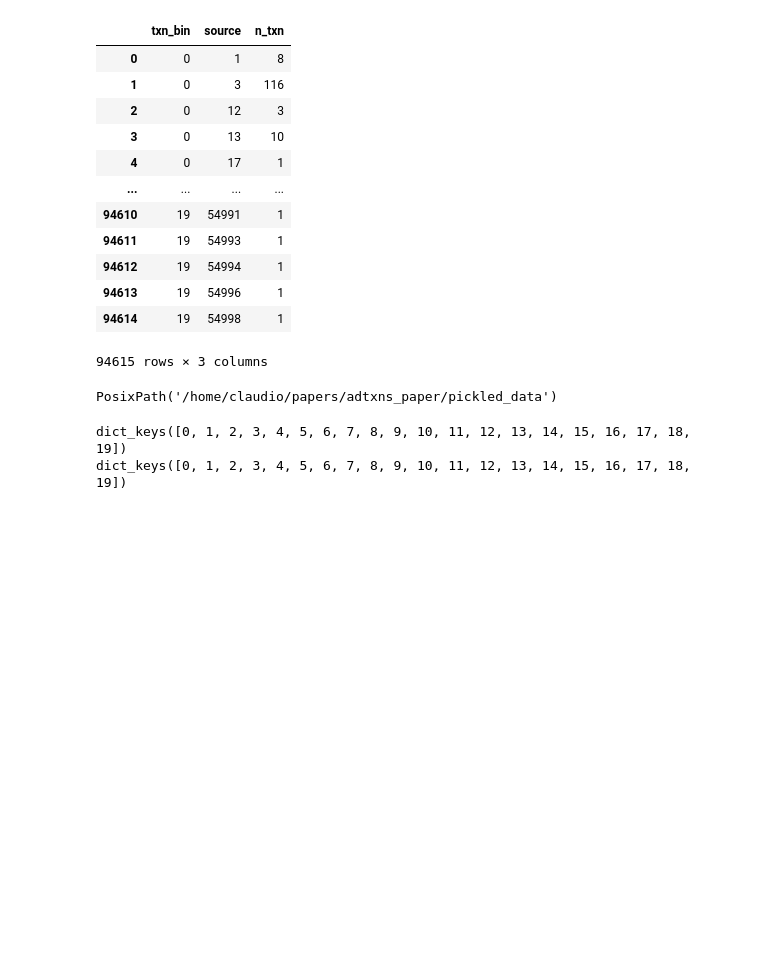
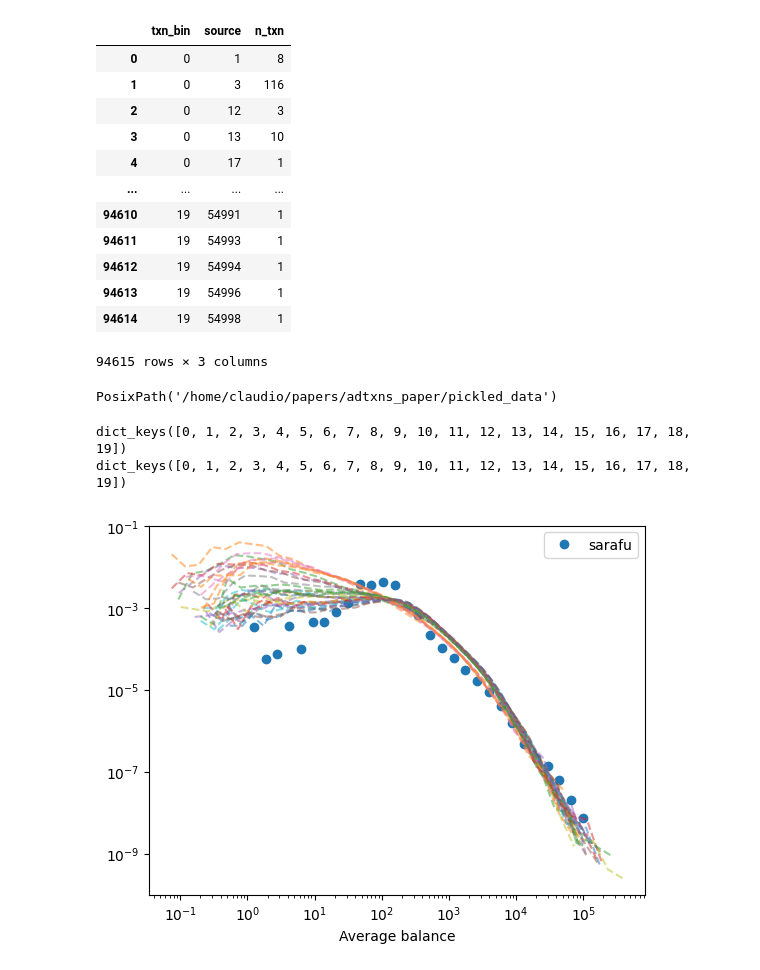
Before and after one commit to claudcelle/adtxns_paper, a Jupyter notebook: code/pickling-histograms.ipynb, the cells around one changed output. Cells and saved outputs as stored; diff of their text form; code cells hidden in the pictures; blank space fills up the shorter version.

```diff
--- a/code/pickling-histograms.ipynb
+++ b/code/pickling-histograms.ipynb
@@ -425,3 +426,39 @@ for idx,wide_txn in enumerate([wide_txn_act, wide_txn_attr]):
 # %% [output]
 dict_keys([0, 1, 2, 3, 4, 5, 6, 7, 8, 9, 10, 11, 12, 13, 14, 15, 16, 17, 18, 19])
 dict_keys([0, 1, 2, 3, 4, 5, 6, 7, 8, 9, 10, 11, 12, 13, 14, 15, 16, 17, 18, 19])
+# %%
+QUERY = f"s == {s} and burstiness == {b}"
+meta_row = metadata.query(QUERY).iloc[0]
+simu_id = meta_row.simulation_id
+simulation = pickle.load(open(PICKLED / BATCH / f"{simu_id}.pkl", "rb"))
+data_simu   = simulation["agents"]["bal_pivot"].mean(axis=1)
+# %%
+plot = 1
+# %%
+hs = {}
+
+h = histogram(sarafu['balance_pivot'].mean(axis=1))
+
+if plot:
+    plt.loglog(h[0],h[1],'o',label='sarafu')
+if not plot:
+    pickle.dump(h, open(SARAFU_PICKLED/"histograms"/"sarafu__metric=average_balances__s=NA__b=NA.pkl","wb"))
+for s in metadata.s.unique():
+    hs[s] = {}
+    for b in metadata.burstiness.unique():
+        QUERY = f"s == {s} and burstiness == {b}"
+        meta_row = metadata.query(QUERY).iloc[0]
+        simu_id = meta_row.simulation_id
+        simulation = pickle.load(open(PICKLED / BATCH / f"{simu_id}.pkl", "rb"))
+        data_simu   = simulation['balance_pivot'].mean(axis=1)
+        h2 = histogram(data_simu)
+        hs[s][b] = h2
+        if plot:
+            plt.loglog(h2[0],h2[1],ls='--',alpha=0.5)
+if plot:
+    plt.legend()
+    plt.xlabel("Average balance")
+if not plot:
+    pickle.dump(hs, open(PICKLED/BATCH/"histograms"/"simulation__metric=average_balances_20_periods.pkl","wb"))
+# %% [output]
+[figure, added]
```
Also changed, not shown: parts of 7 cells of this notebook, 9 other files.
